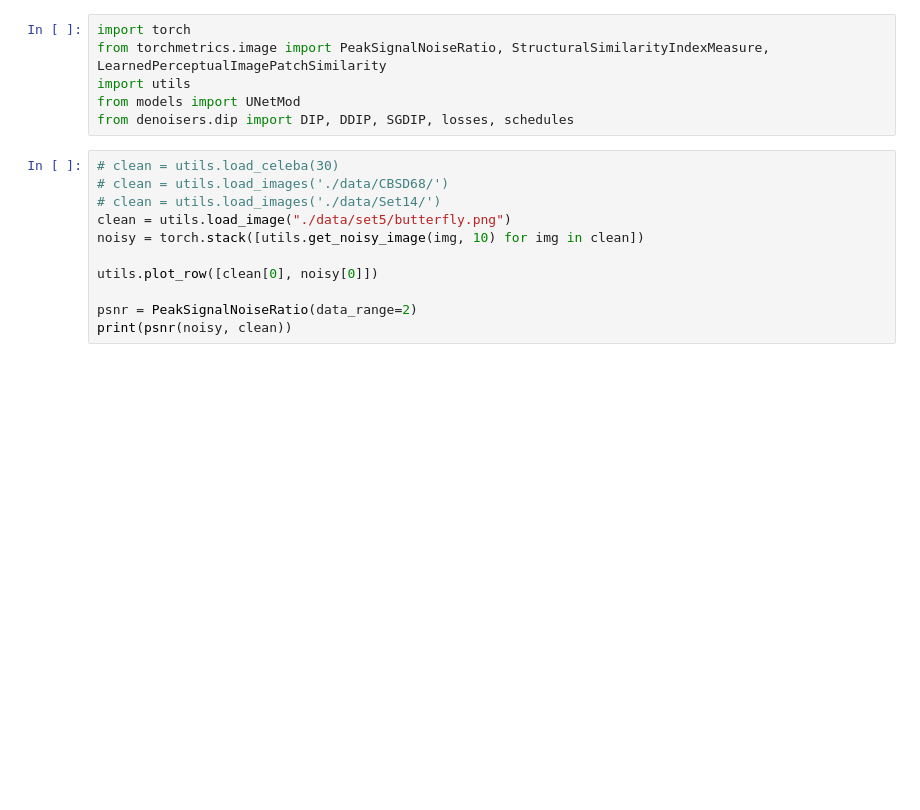
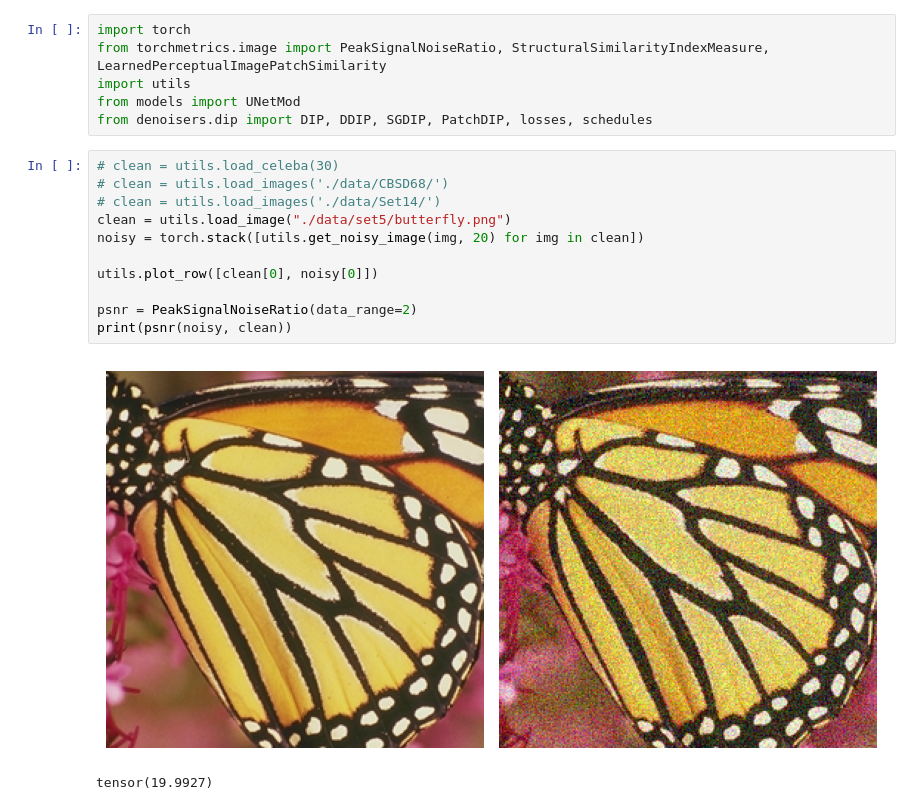
Before and after one commit to jmaen/zero-shot-das-denoising, a Jupyter notebook: code/pipeline.ipynb, the cells around one changed output. Cells and saved outputs as stored; diff of their text form; blank space fills up the shorter version.

```diff
--- a/code/pipeline.ipynb
+++ b/code/pipeline.ipynb
@@ -7,17 +9,20 @@ import torch
 from torchmetrics.image import PeakSignalNoiseRatio, StructuralSimilarityIndexMeasure, LearnedPerceptualImagePatchSimilarity
 import utils
 from models import UNetMod
-from denoisers.dip import DIP, DDIP, SGDIP, losses, schedules
+from denoisers.dip import DIP, DDIP, SGDIP, PatchDIP, losses, schedules
 # %%
 # clean = utils.load_celeba(30)
 # clean = utils.load_images('./data/CBSD68/')
 # clean = utils.load_images('./data/Set14/')
 clean = utils.load_image("./data/set5/butterfly.png")
-noisy = torch.stack([utils.get_noisy_image(img, 10) for img in clean])
+noisy = torch.stack([utils.get_noisy_image(img, 20) for img in clean])
 
 utils.plot_row([clean[0], noisy[0]])
 
 psnr = PeakSignalNoiseRatio(data_range=2)
 print(psnr(noisy, clean))
+# %% [output]
+[figure, added]
+tensor(19.9927)
 # %%
 # networks
```
Also changed, not shown: parts of 5 cells of this notebook, 7 other files.
